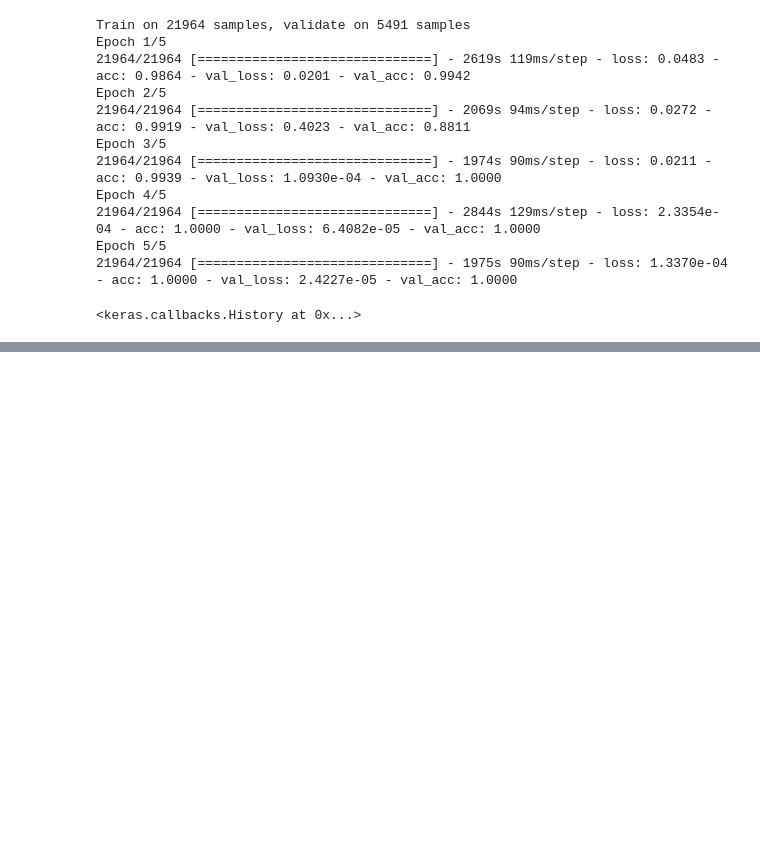
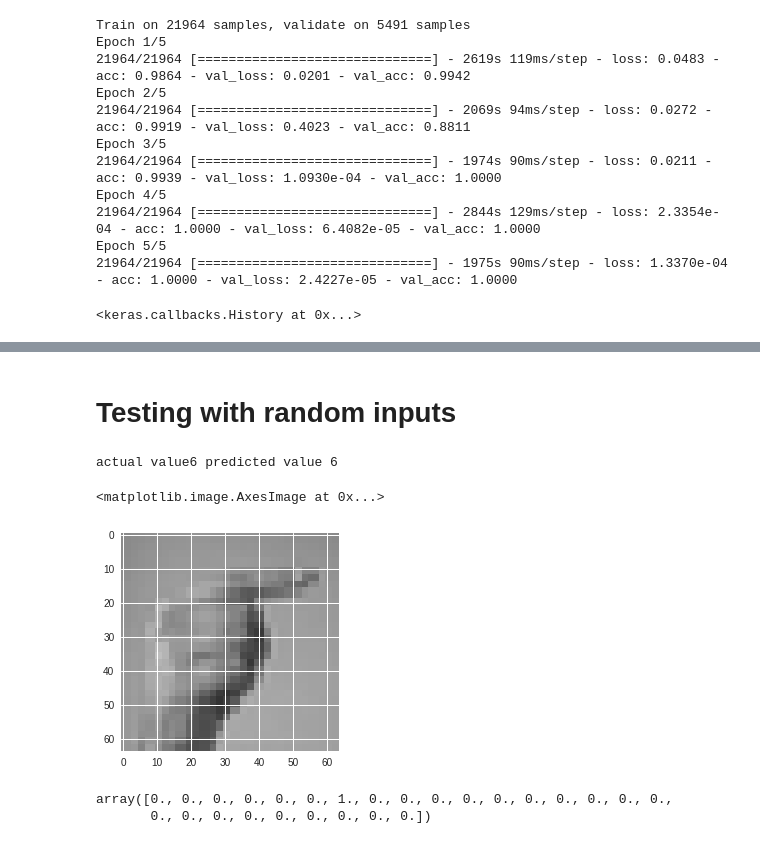
Before and after one commit to apuayush/hand_gest, a Jupyter notebook: training/training.ipynb, the cells around one changed output, grey strips where cells are left out. Cells and saved outputs as stored; diff of their text form; code cells hidden in the pictures; blank space fills up the shorter version.

```diff
--- a/training/training.ipynb
+++ b/training/training.ipynb
@@ -364 +364,18 @@ model.evaluate(X_test, Y_test)
 [0.2456481244274933, 0.9511991076408254]
+# %% [markdown]
+# Testing with random inputs
+# %%
+import random
+index = random.randint(0, len(Y_test))
+k = model.predict(np.array([X_test[index]]))
+print("actual value " + str(list(Y_test[index]).index(1))+" predicted value " + str(list(k[0]).index(max(k[0]))))
+plt.imshow(X_test[index])
+# %% [output]
+actual value6 predicted value 6
+<matplotlib.image.AxesImage at 0x...>
+[figure, added]
+# %%
+Y_test[0]
+# %% [output]
+array([0., 0., 0., 0., 0., 0., 1., 0., 0., 0., 0., 0., 0., 0., 0., 0., 0.,
+       0., 0., 0., 0., 0., 0., 0., 0., 0.])
```
Also changed, not shown: parts of 2 cells of this notebook, 2 other files.
